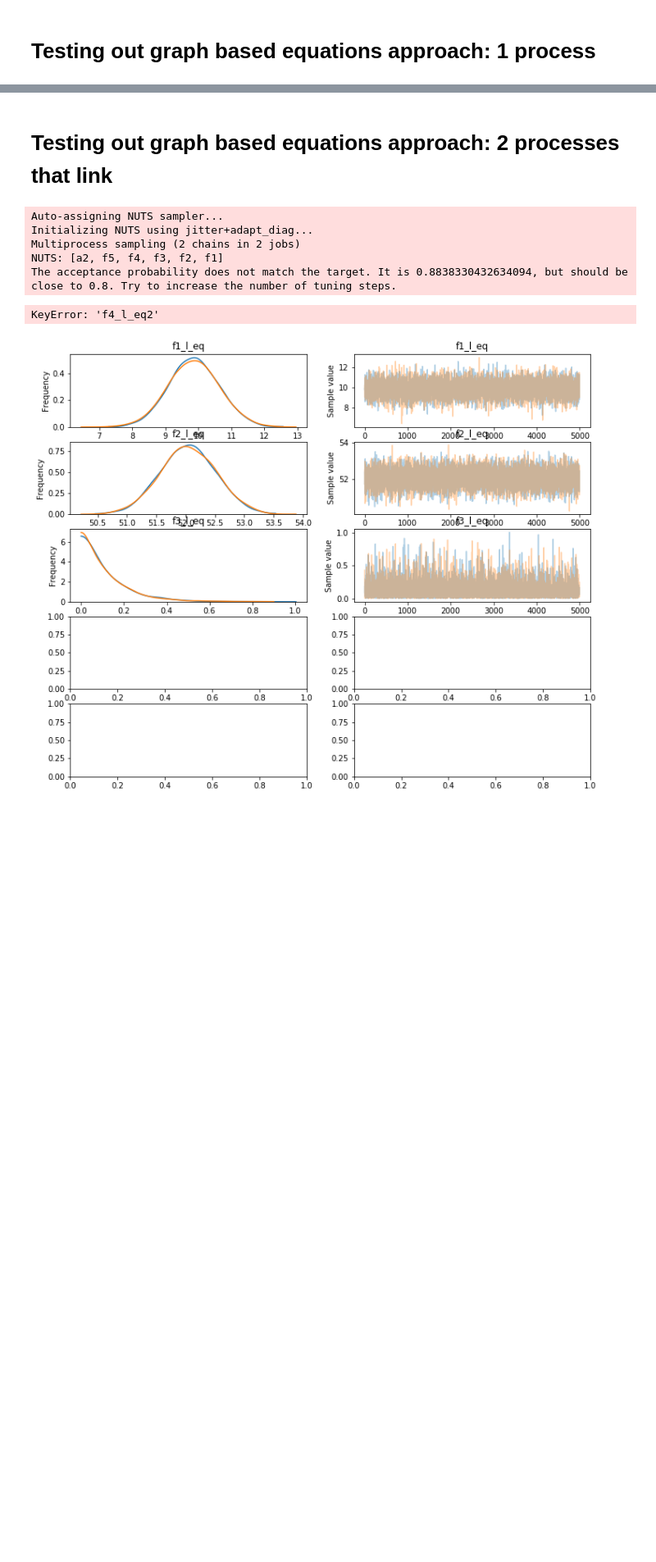
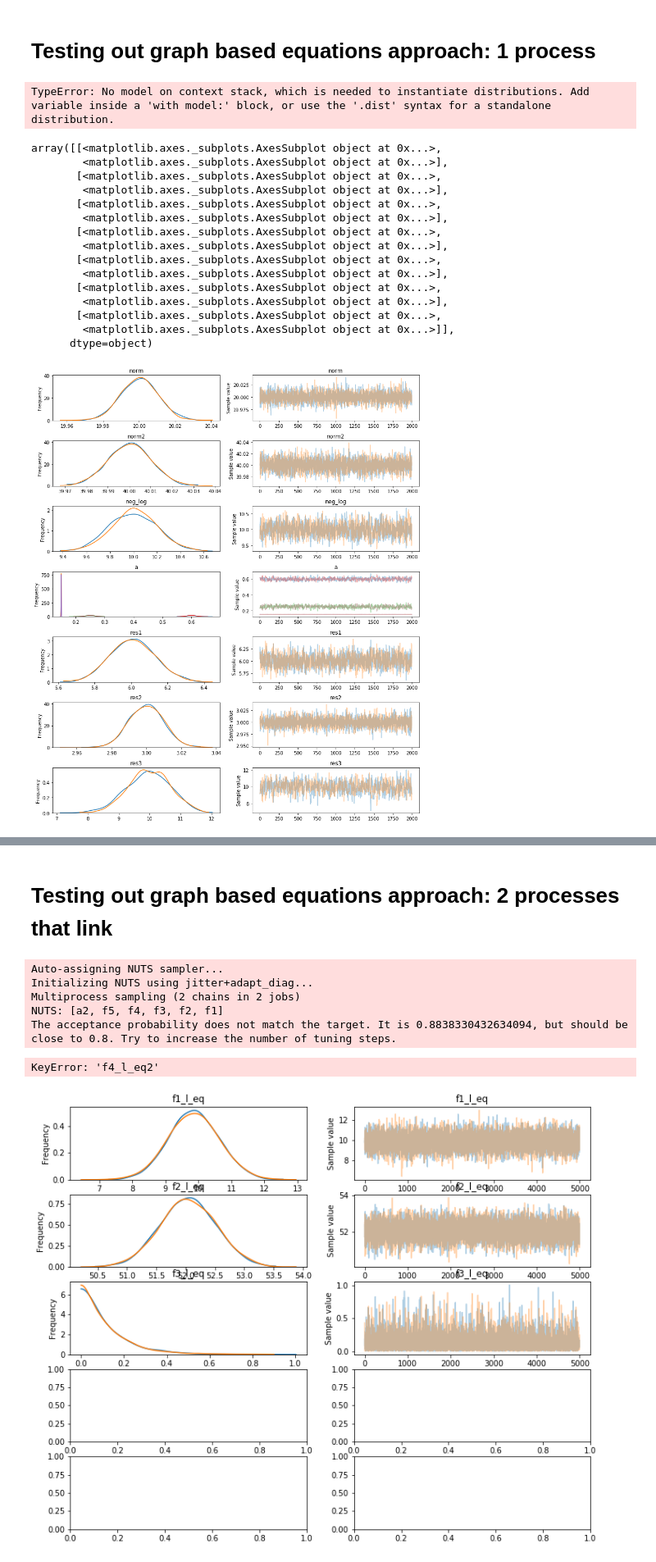
Before and after one commit to Tom-Jager/bayesian-umis, a Jupyter notebook: notebooks/Pymc3 stratchpad.ipynb, the cells around one changed output, grey strips where cells are left out. Shown at 82% size. Drawn from its saved outputs; the diff is of its cells as text; code cells hidden in the pictures; blank space fills up the shorter version.

```diff
--- a/notebooks/Pymc3 stratchpad.ipynb
+++ b/notebooks/Pymc3 stratchpad.ipynb
@@ -10,6 +10,45 @@ if module_path not in sys.path:
 import pymc3 as pm
 import numpy as np
 from bayesumis.umis_math_model import MathDistributionProcess
+# %%
+mytest = pm.Normal("hi", mu = 5, sd= 0.5)
+
+with pm.Model():
+    neg_log = pm.Lognormal('neg_log', mu=np.log(10), sd=0.02)
+    norm = pm.Normal('norm', mu = 20, sd = 0.01)
+    norm2 = pm.Normal('norm2', mu = 40, sd = 0.01)
+
+    a = pm.Dirichlet('a', np.array([0.6,0.15,0.25]))
+
+    res1 = pm.Deterministic('res1', neg_log*a[0])
+    res2 = pm.Deterministic('res2', norm*a[1])
+    res3 = pm.Deterministic('res3', norm2*a[2])
+
+    neg_log_obs = pm.Lognormal('neg_log_obs', mu=np.log(res1), sd=0.02, observed=6)
+    norm_obs = pm.Normal('norm_obs', mu = res2, sd = 0.01, observed=3)
+
+    trace = pm.sample(2000, init='advi')
+# %% [output]
+TypeError: No model on context stack, which is needed to instantiate distributions. Add variable inside a 'with model:' block, or use the '.dist' syntax for a standalone distribution.
+# %%
+pm.traceplot(trace)
+# %% [output]
+array([[<matplotlib.axes._subplots.AxesSubplot object at 0x...>,
+        <matplotlib.axes._subplots.AxesSubplot object at 0x...>],
+       [<matplotlib.axes._subplots.AxesSubplot object at 0x...>,
+        <matplotlib.axes._subplots.AxesSubplot object at 0x...>],
+       [<matplotlib.axes._subplots.AxesSubplot object at 0x...>,
+        <matplotlib.axes._subplots.AxesSubplot object at 0x...>],
+       [<matplotlib.axes._subplots.AxesSubplot object at 0x...>,
+        <matplotlib.axes._subplots.AxesSubplot object at 0x...>],
+       [<matplotlib.axes._subplots.AxesSubplot object at 0x...>,
+        <matplotlib.axes._subplots.AxesSubplot object at 0x...>],
+       [<matplotlib.axes._subplots.AxesSubplot object at 0x...>,
+        <matplotlib.axes._subplots.AxesSubplot object at 0x...>],
+       [<matplotlib.axes._subplots.AxesSubplot object at 0x...>,
+        <matplotlib.axes._subplots.AxesSubplot object at 0x...>]],
+      dtype=object)
+[figure, added]
 # %%
 with pm.Model() as single_process_model:
     # Build model out of weak prior
```
Also changed, not shown: parts of 2 cells of this notebook, 5 other files.
